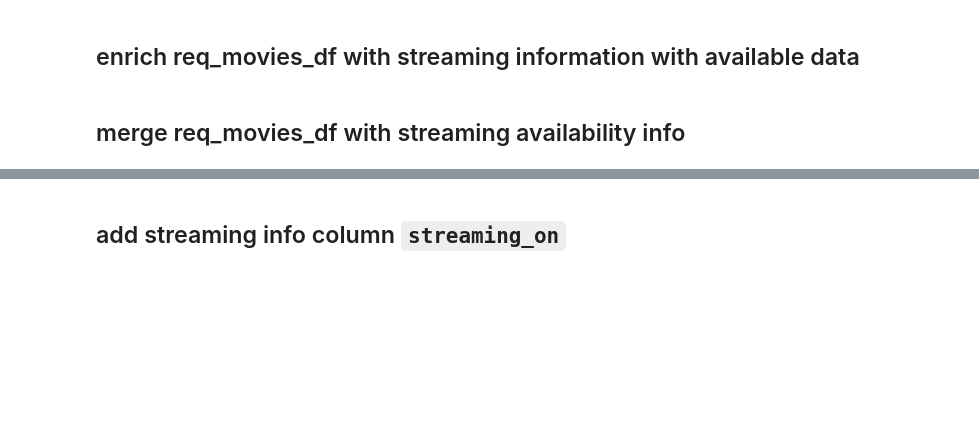
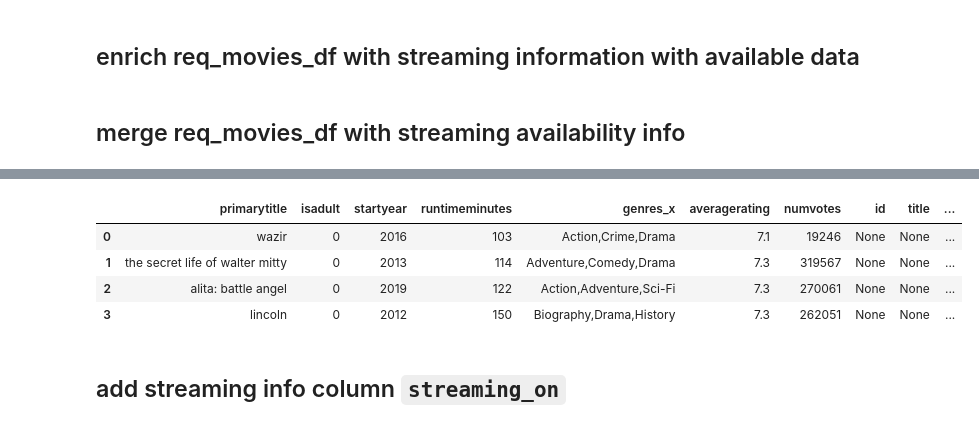
Before and after one commit to krish5989/imdb-movies-collation, a Jupyter notebook: notebook/imdb-analysis.ipynb, the cells around one changed output, grey strips where cells are left out. Cells and saved outputs as stored; diff of their text form; code cells hidden in the pictures; blank space fills up the shorter version.

```diff
--- a/notebook/imdb-analysis.ipynb
+++ b/notebook/imdb-analysis.ipynb
@@ -113,3 +113,11 @@ enriched_movie_df.replace({np.nan:None}, inplace=True)
+# %%
+enriched_movie_df.head(4)
+# %% [output]
+|  | primarytitle | isadult | startyear | runtimeminutes | genres_x | averagerating | numvotes | id | title | ... |
+| 0 | wazir | 0 | 2016 | 103 | Action,Crime,Drama | 7.1 | 19246 | None | None | ... |
+| 1 | the secret life of walter mitty | 0 | 2013 | 114 | Adventure,Comedy,Drama | 7.3 | 319567 | None | None | ... |
+| 2 | alita: battle angel | 0 | 2019 | 122 | Action,Adventure,Sci-Fi | 7.3 | 270061 | None | None | ... |
+| 3 | lincoln | 0 | 2012 | 150 | Biography,Drama,History | 7.3 | 262051 | None | None | ... |
 # %% [markdown]
 ## add streaming info column `streaming_on`
 # %%
```
Also changed, not shown: parts of 13 cells of this notebook, 4 other files.
